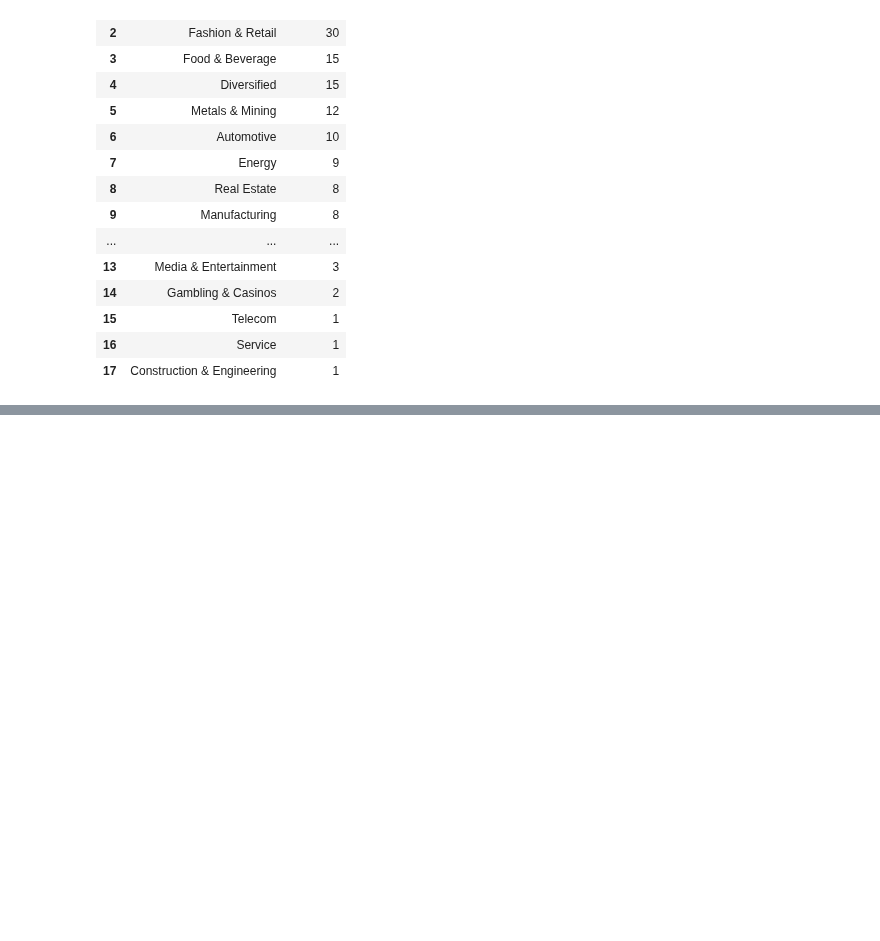
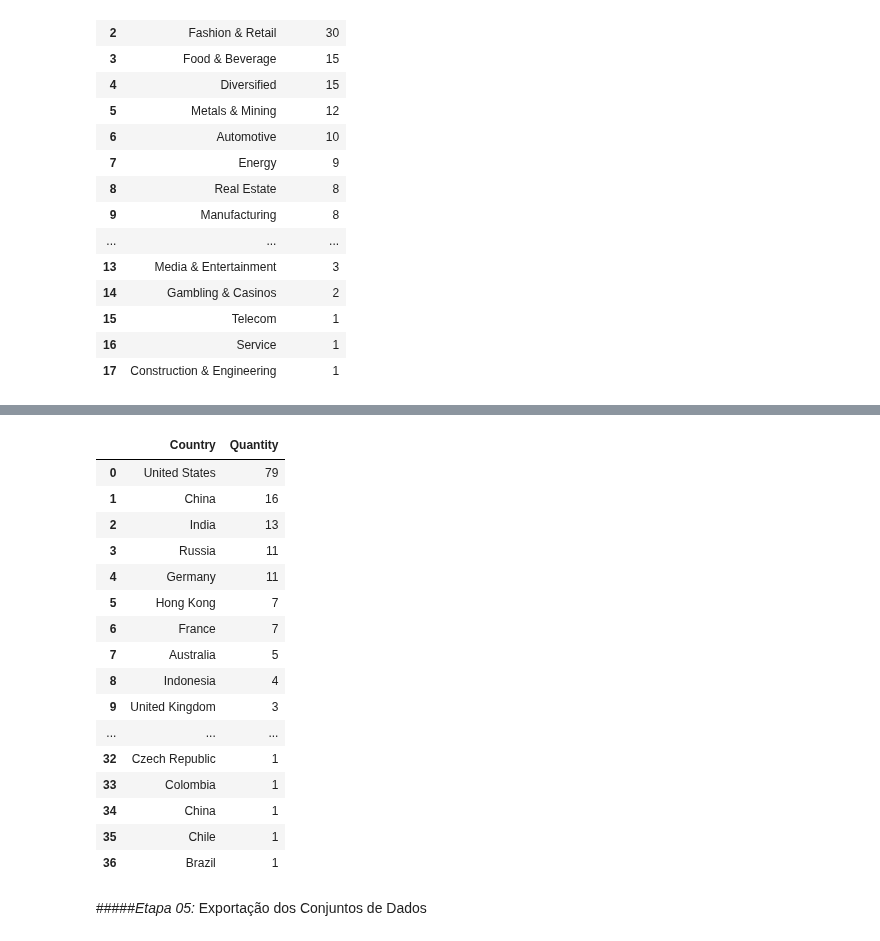
Before and after one commit to matheuspfferreira/python_data_science, a Jupyter notebook: Bilionários - 06/notebook/nb_bilionarios.ipynb, the cells around one changed output, grey strips where cells are left out. Saved outputs shown, nothing was run; the diff lists cells and outputs as text; code cells hidden in the pictures; blank space fills up the shorter version.

```diff
--- a/Bilionários - 06/notebook/nb_bilionarios.ipynb
+++ b/Bilionários - 06/notebook/nb_bilionarios.ipynb
@@ -166,0 +171,27 @@ pd.read_sql(query, con=engine)
+# %%
+# Verificando a distribuição geográfica dos bilionários (em SQL)
+query = text('''SELECT Country, COUNT(*) AS Quantity
+                FROM bilionarios
+                GROUP BY Country
+                ORDER BY Quantity DESC''')
+pd.read_sql(query, con=engine)
+# %% [output]
+|  | Country | Quantity |
+| 0 | United States | 79 |
+| 1 | China | 16 |
+| 2 | India | 13 |
+| 3 | Russia | 11 |
+| 4 | Germany | 11 |
+| 5 | Hong Kong | 7 |
+| 6 | France | 7 |
+| 7 | Australia | 5 |
+| 8 | Indonesia | 4 |
+| 9 | United Kingdom | 3 |
+| ... | ... | ... |
+| 32 | Czech Republic | 1 |
+| 33 | Colombia | 1 |
+| 34 | China | 1 |
+| 35 | Chile | 1 |
+| 36 | Brazil | 1 |
+# %% [markdown]
+#####*Etapa 05:* Exportação dos Conjuntos de Dados
```
Also changed, not shown: parts of 7 cells of this notebook.
